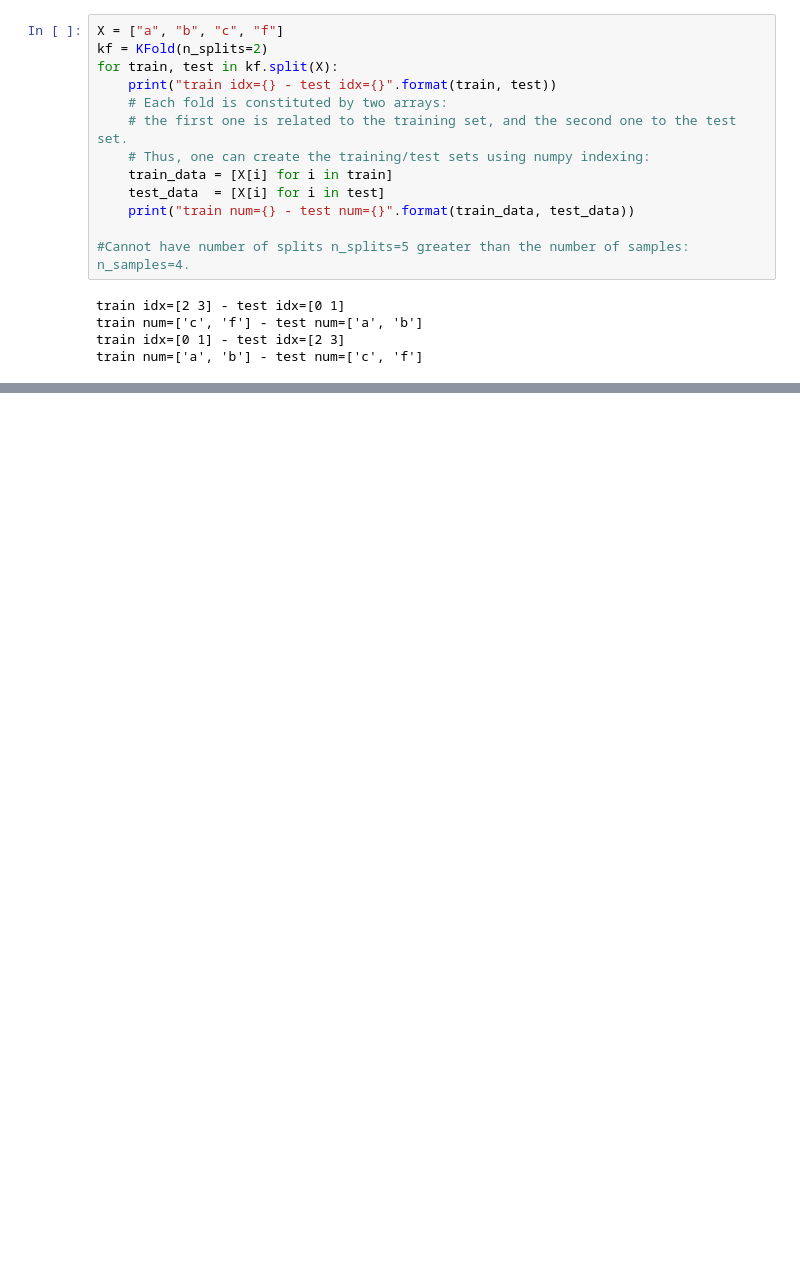
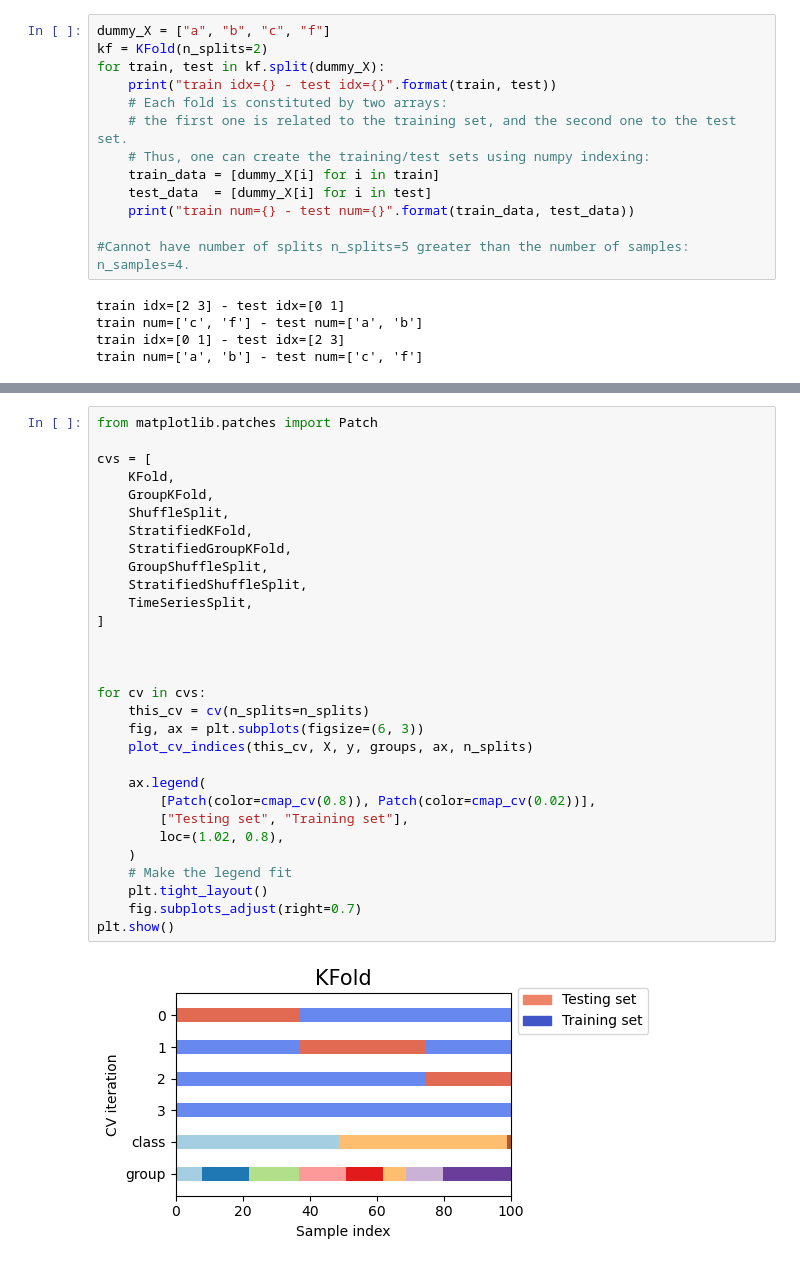
Before and after one commit to jrobador/data_science, a Jupyter notebook: MIT+SCIKITLEARN:fundamentals/model_selection_evaluation/cross_validation_techniques.ipynb, the cells around one changed output, grey strips where cells are left out. Cells and saved outputs as stored; diff of their text form; blank space fills up the shorter version.

```diff
--- a/MIT+SCIKITLEARN:fundamentals/model_selection_evaluation/cross_validation_techniques.ipynb
+++ b/MIT+SCIKITLEARN:fundamentals/model_selection_evaluation/cross_validation_techniques.ipynb
@@ -162,13 +180,13 @@ plot_cv_indices(cv, X, y, group=None, ax=ax, n_splits=n_splits)
 # %%
-X = ["a", "b", "c", "f"]
+dummy_X = ["a", "b", "c", "f"]
 kf = KFold(n_splits=2)
-for train, test in kf.split(X):
+for train, test in kf.split(dummy_X):
     print("train idx={} - test idx={}".format(train, test))
     # Each fold is constituted by two arrays:
     # the first one is related to the training set, and the second one to the test set.
     # Thus, one can create the training/test sets using numpy indexing:
-    train_data = [X[i] for i in train]
-    test_data  = [X[i] for i in test]
+    train_data = [dummy_X[i] for i in train]
+    test_data  = [dummy_X[i] for i in test]
     print("train num={} - test num={}".format(train_data, test_data))
 
 #Cannot have number of splits n_splits=5 greater than the number of samples: n_samples=4.
@@ -183,0 +200,32 @@ train num=['a', 'b'] - test num=['c', 'f']
+# %%
+from matplotlib.patches import Patch
+
+cvs = [
+    KFold,
+    GroupKFold,
+    ShuffleSplit,
+    StratifiedKFold,
+    StratifiedGroupKFold,
+    GroupShuffleSplit,
+    StratifiedShuffleSplit,
+    TimeSeriesSplit,
+]
+
+
+
+for cv in cvs:
+    this_cv = cv(n_splits=n_splits)
+    fig, ax = plt.subplots(figsize=(6, 3))
+    plot_cv_indices(this_cv, X, y, groups, ax, n_splits)
+
+    ax.legend(
+        [Patch(color=cmap_cv(0.8)), Patch(color=cmap_cv(0.02))],
+        ["Testing set", "Training set"],
+        loc=(1.02, 0.8),
+    )
+    # Make the legend fit
+    plt.tight_layout()
+    fig.subplots_adjust(right=0.7)
+plt.show()
+# %% [output]
+[figure, added]
```
Also changed, not shown: parts of 7 cells of this notebook.
